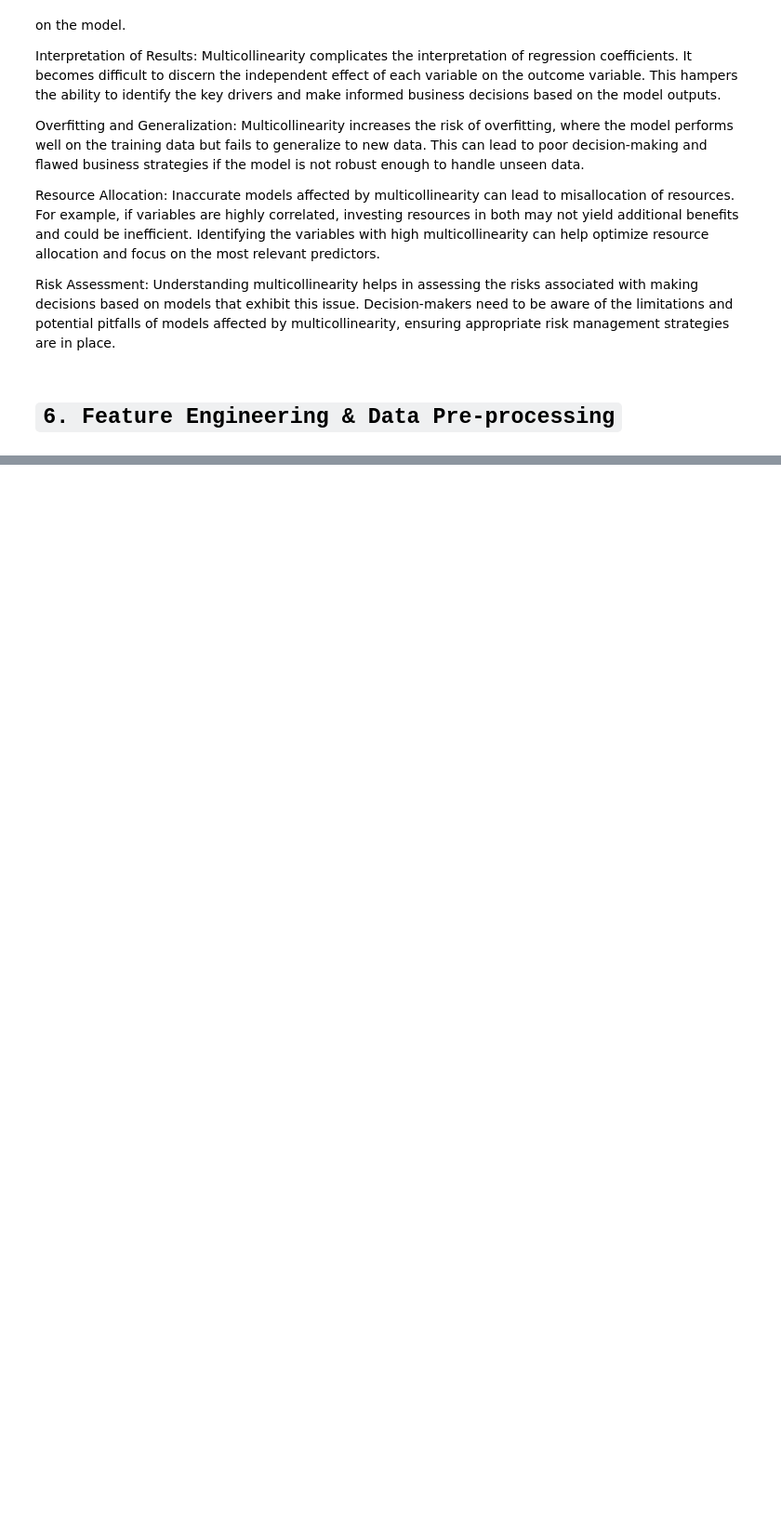
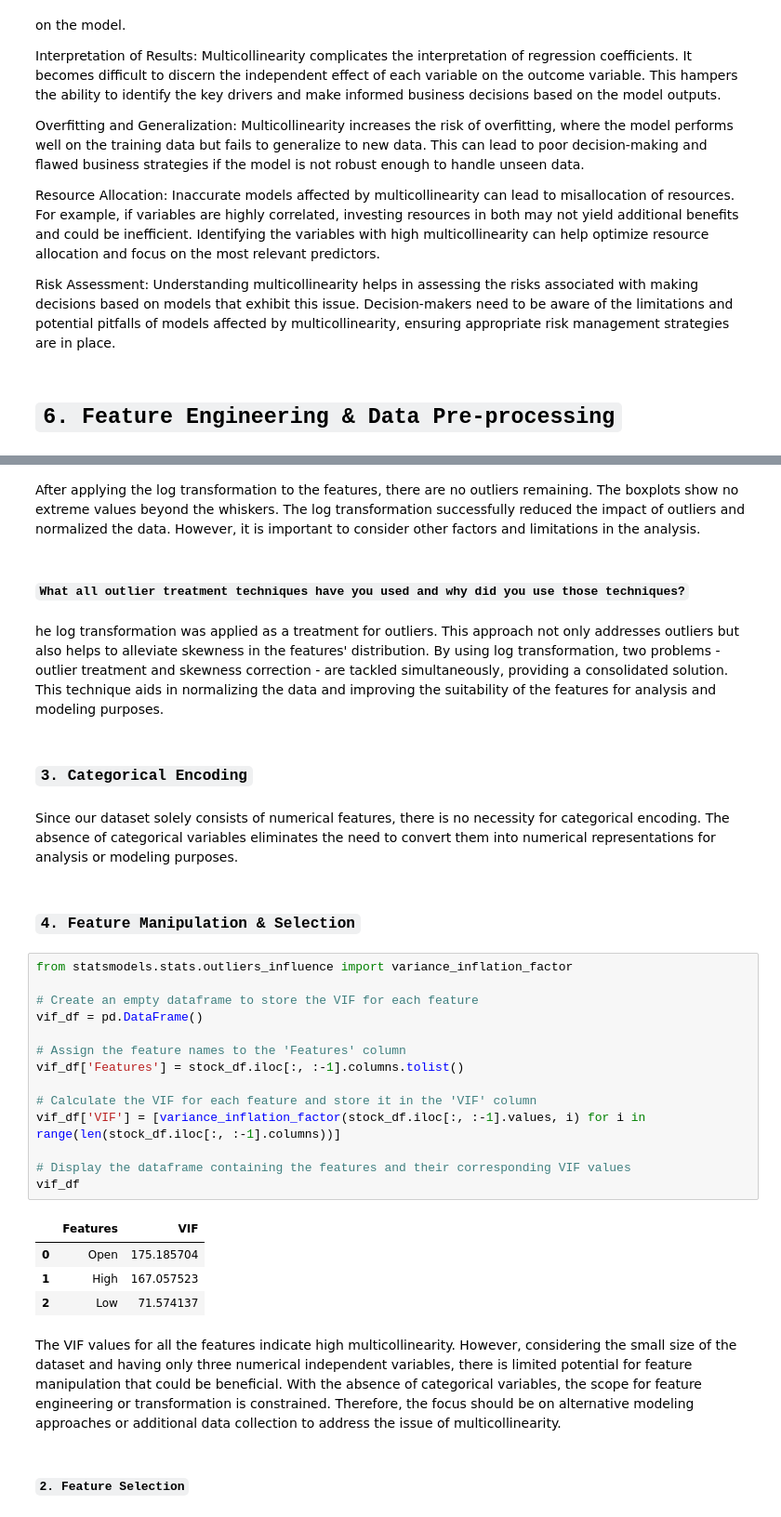
Before and after one commit to Srushti-Rodge/Capstone_Project_ML-Yes_Bank_Stock_Closing_Price_Prediction-, a Jupyter notebook: Capstone_Project_ML(Yes_Bank_Stock_Closing_Price_Prediction).ipynb, the cells around one changed output, grey strips where cells are left out. Shown at 93% size. Saved outputs shown, nothing was run; the diff lists cells and outputs as text; blank space fills up the shorter version.

```diff
--- a/Capstone_Project_ML(Yes_Bank_Stock_Closing_Price_Prediction).ipynb
+++ b/Capstone_Project_ML(Yes_Bank_Stock_Closing_Price_Prediction).ipynb
@@ -622,0 +662,35 @@ Risk Assessment: Understanding multicollinearity helps in assessing the risks as
+# %% [markdown]
+After applying the log transformation to the features, there are no outliers remaining. The boxplots show no extreme values beyond the whiskers. The log transformation successfully reduced the impact of outliers and normalized the data. However, it is important to consider other factors and limitations in the analysis.
+# %% [markdown]
+##### `What all outlier treatment techniques have you used and why did you use those techniques?`
+# %% [markdown]
+he log transformation was applied as a treatment for outliers. This approach not only addresses outliers but also helps to alleviate skewness in the features' distribution. By using log transformation, two problems - outlier treatment and skewness correction - are tackled simultaneously, providing a consolidated solution. This technique aids in normalizing the data and improving the suitability of the features for analysis and modeling purposes.
+# %% [markdown]
+### **`3. Categorical Encoding`**
+# %% [markdown]
+Since our dataset solely consists of numerical features, there is no necessity for categorical encoding. The absence of categorical variables eliminates the need to convert them into numerical representations for analysis or modeling purposes.
+# %% [markdown]
+### **`4. Feature Manipulation & Selection`**
+# %%
+from statsmodels.stats.outliers_influence import variance_inflation_factor
+
+# Create an empty dataframe to store the VIF for each feature
+vif_df = pd.DataFrame()
+
+# Assign the feature names to the 'Features' column
+vif_df['Features'] = stock_df.iloc[:, :-1].columns.tolist()
+
+# Calculate the VIF for each feature and store it in the 'VIF' column
+vif_df['VIF'] = [variance_inflation_factor(stock_df.iloc[:, :-1].values, i) for i in range(len(stock_df.iloc[:, :-1].columns))]
+
+# Display the dataframe containing the features and their corresponding VIF values
+vif_df
+# %% [output]
+|  | Features | VIF |
+| 0 | Open | 175.185704 |
+| 1 | High | 167.057523 |
+| 2 | Low | 71.574137 |
+# %% [markdown]
+The VIF values for all the features indicate high multicollinearity. However, considering the small size of the dataset and having only three numerical independent variables, there is limited potential for feature manipulation that could be beneficial. With the absence of categorical variables, the scope for feature engineering or transformation is constrained. Therefore, the focus should be on alternative modeling approaches or additional data collection to address the issue of multicollinearity.
+# %% [markdown]
+#### **`2. Feature Selection`**
```
Also changed, not shown: parts of 10 cells of this notebook.
